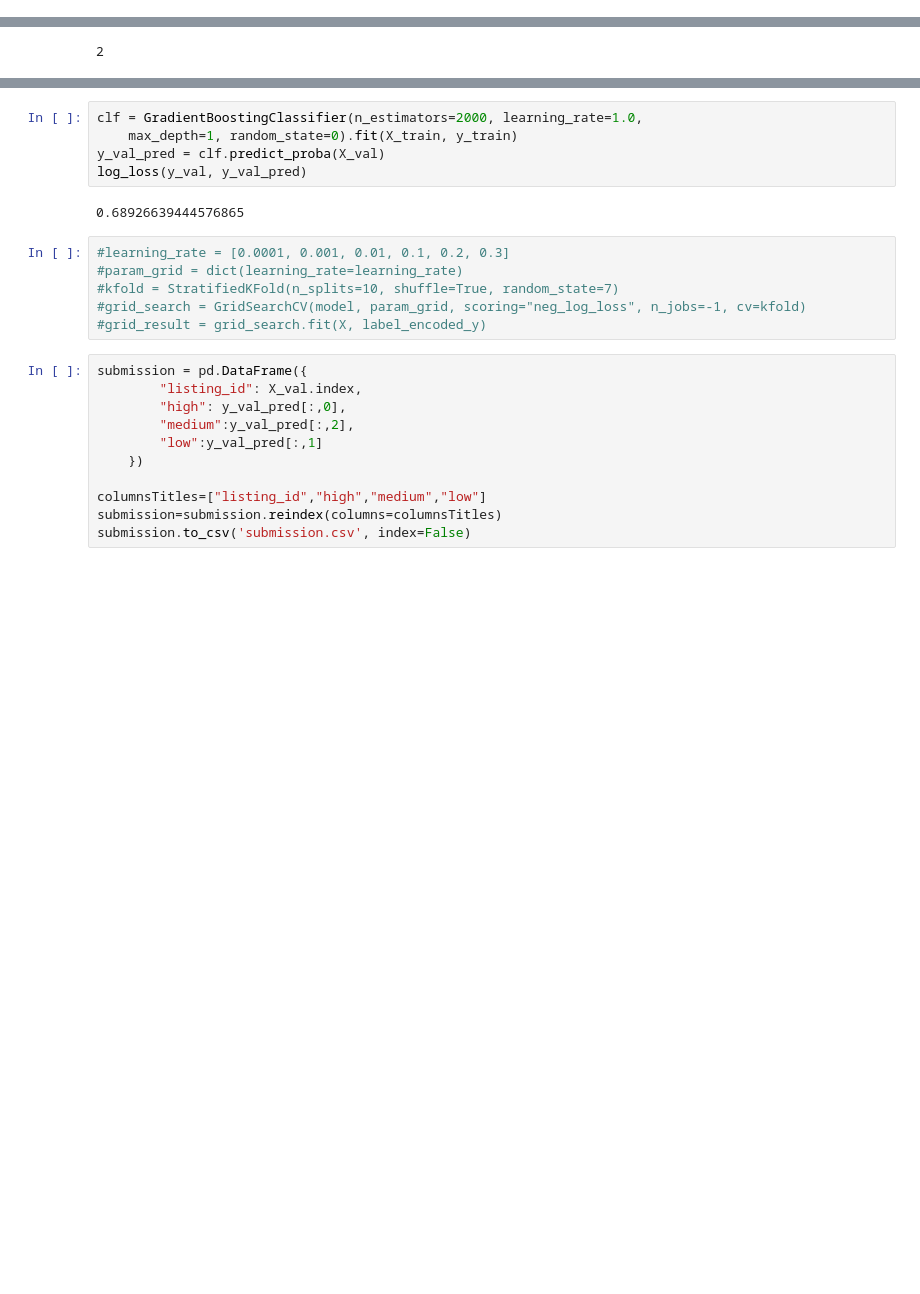
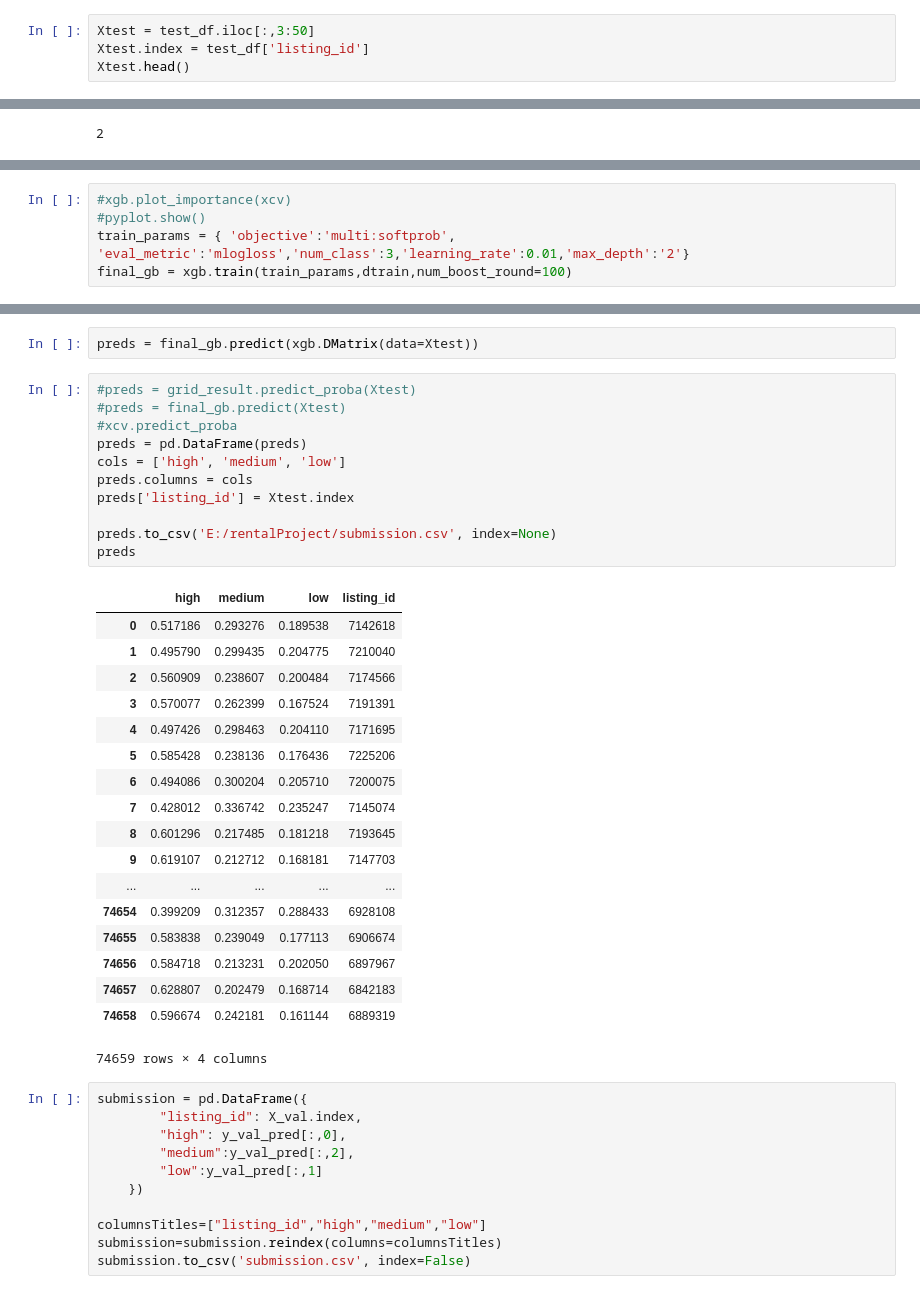
Before and after one commit to vb8190/7406_latest, a Jupyter notebook: 7406DataMiningProject/vikas/ipython_notebooks/7406_Final_Project.ipynb, the cells around one changed output, grey strips where cells are left out. Drawn from its saved outputs; the diff is of its cells as text; blank space fills up the shorter version.

```diff
--- a/7406DataMiningProject/vikas/ipython_notebooks/7406_Final_Project.ipynb
+++ b/7406DataMiningProject/vikas/ipython_notebooks/7406_Final_Project.ipynb
@@ -352,0 +99,4 @@ log_loss(y_val, y_val_pred)
+# %%
+Xtest = test_df.iloc[:,3:50]
+Xtest.index = test_df['listing_id']
+Xtest.head()
@@ -494,0 +231,5 @@ ValueError: tree must be Booster, XGBModel or dict instance
+# %%
+#xgb.plot_importance(xcv)
+#pyplot.show()
+train_params = { 'objective':'multi:softprob', 'eval_metric':'mlogloss','num_class':3,'learning_rate':0.01,'max_depth':'2'}
+final_gb = xgb.train(train_params,dtrain,num_boost_round=100)
@@ -541,16 +260,35 @@ log_loss(y_val, y_val_pred)
-# %%
-clf = GradientBoostingClassifier(n_estimators=2000, learning_rate=1.0,
-    max_depth=1, random_state=0).fit(X_train, y_train)
-y_val_pred = clf.predict_proba(X_val)
-log_loss(y_val, y_val_pred)
-# %% [output]
-0.68926639444576865
-# %%
-#learning_rate = [0.0001, 0.001, 0.01, 0.1, 0.2, 0.3]
-#param_grid = dict(learning_rate=learning_rate)
-#kfold = StratifiedKFold(n_splits=10, shuffle=True, random_state=7)
-#grid_search = GridSearchCV(model, param_grid, scoring="neg_log_loss", n_jobs=-1, cv=kfold)
-#grid_result = grid_search.fit(X, label_encoded_y)
+# %%
+preds = final_gb.predict(xgb.DMatrix(data=Xtest))
+# %%
+#preds = grid_result.predict_proba(Xtest)
+#preds = final_gb.predict(Xtest)
+#xcv.predict_proba
+preds = pd.DataFrame(preds)
+cols = ['high', 'medium', 'low']
+preds.columns = cols
+preds['listing_id'] = Xtest.index
+
+preds.to_csv('E:/rentalProject/submission.csv', index=None)
+preds
+# %% [output]
+|  | high | medium | low | listing_id |
+| 0 | 0.517186 | 0.293276 | 0.189538 | 7142618 |
+| 1 | 0.495790 | 0.299435 | 0.204775 | 7210040 |
+| 2 | 0.560909 | 0.238607 | 0.200484 | 7174566 |
+| 3 | 0.570077 | 0.262399 | 0.167524 | 7191391 |
+| 4 | 0.497426 | 0.298463 | 0.204110 | 7171695 |
+| 5 | 0.585428 | 0.238136 | 0.176436 | 7225206 |
+| 6 | 0.494086 | 0.300204 | 0.205710 | 7200075 |
+| 7 | 0.428012 | 0.336742 | 0.235247 | 7145074 |
+| 8 | 0.601296 | 0.217485 | 0.181218 | 7193645 |
+| 9 | 0.619107 | 0.212712 | 0.168181 | 7147703 |
+| ... | ... | ... | ... | ... |
+| 74654 | 0.399209 | 0.312357 | 0.288433 | 6928108 |
+| 74655 | 0.583838 | 0.239049 | 0.177113 | 6906674 |
+| 74656 | 0.584718 | 0.213231 | 0.202050 | 6897967 |
+| 74657 | 0.628807 | 0.202479 | 0.168714 | 6842183 |
+| 74658 | 0.596674 | 0.242181 | 0.161144 | 6889319 |
+74659 rows × 4 columns
 # %%
 submission = pd.DataFrame({
         "listing_id": X_val.index,
```
Also changed, not shown: parts of 50 cells of this notebook.
